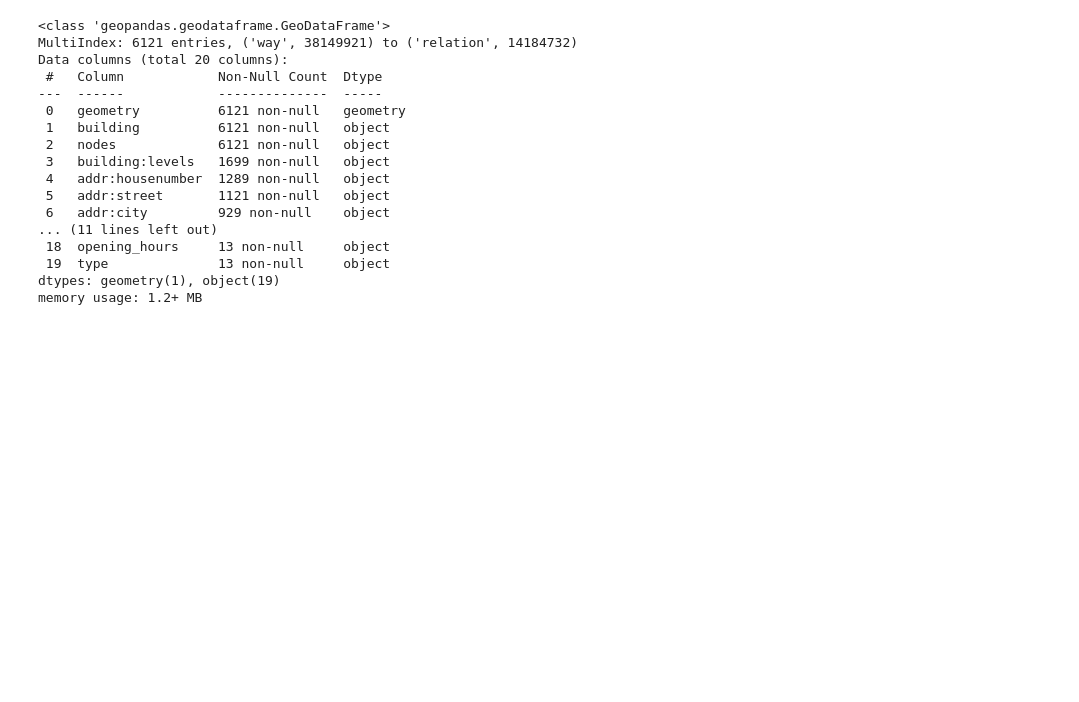
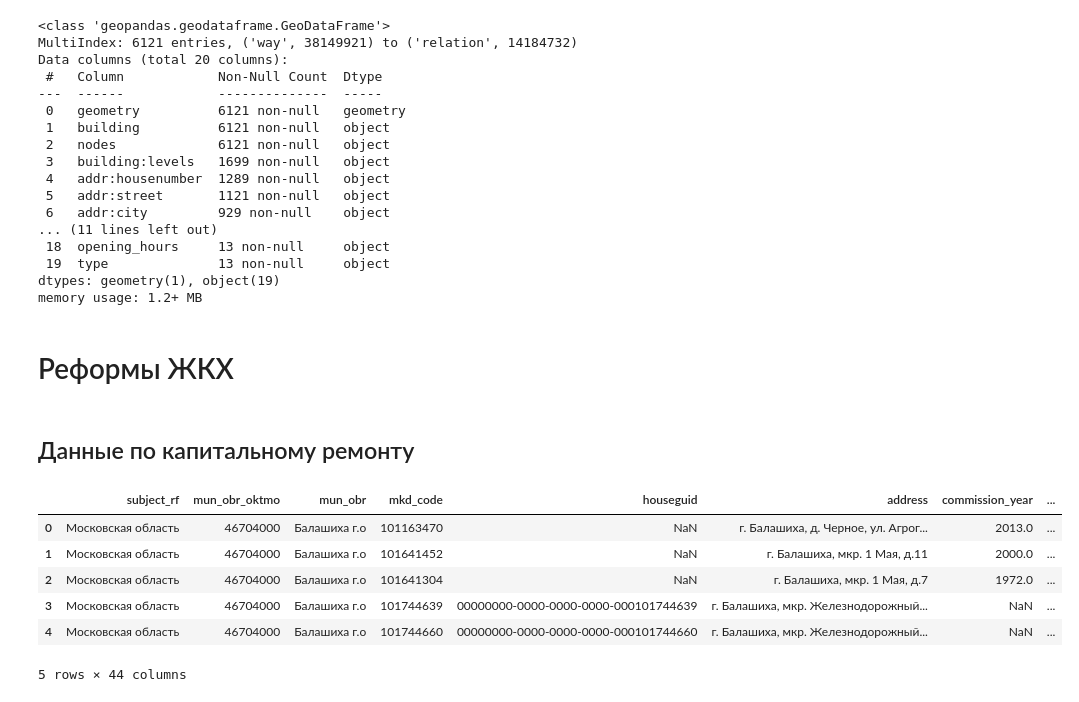
Before and after one commit to MADE-project-team1/CityTraffic, a Jupyter notebook: OSM/load_osm_buildings.ipynb, the cells around one changed output. Saved outputs shown, nothing was run; the diff lists cells and outputs as text; code cells hidden in the pictures; blank space fills up the shorter version.

```diff
--- a/OSM/load_osm_buildings.ipynb
+++ b/OSM/load_osm_buildings.ipynb
@@ -183,3 +186,19 @@ dtypes: geometry(1), object(19)
 memory usage: 1.2+ MB
 # %%
 filtered_build.to_csv("Stupino_OSM.csv")
+# %% [markdown]
+# Реформы ЖКХ
+# %% [markdown]
+## Данные по капитальному ремонту
+# %%
+capital_path = 'export-kr1_1-50-20230501.csv'
+capital_data = pd.read_csv(capital_path, sep=";")
+capital_data.head()
+# %% [output]
+|  | subject_rf | mun_obr_oktmo | mun_obr | mkd_code | houseguid | address | commission_year | ... |
+| 0 | Московская область | 46704000 | Балашиха г.о | 101163470 | NaN | г. Балашиха, д. Черное, ул. Агрог... | 2013.0 | ... |
+| 1 | Московская область | 46704000 | Балашиха г.о | 101641452 | NaN | г. Балашиха, мкр. 1 Мая, д.11 | 2000.0 | ... |
+| 2 | Московская область | 46704000 | Балашиха г.о | 101641304 | NaN | г. Балашиха, мкр. 1 Мая, д.7 | 1972.0 | ... |
+| 3 | Московская область | 46704000 | Балашиха г.о | 101744639 | 00000000-0000-0000-0000-000101744639 | г. Балашиха, мкр. Железнодорожный... | NaN | ... |
+| 4 | Московская область | 46704000 | Балашиха г.о | 101744660 | 00000000-0000-0000-0000-000101744660 | г. Балашиха, мкр. Железнодорожный... | NaN | ... |
+5 rows × 44 columns
```
Also changed, not shown: parts of 23 cells of this notebook.
